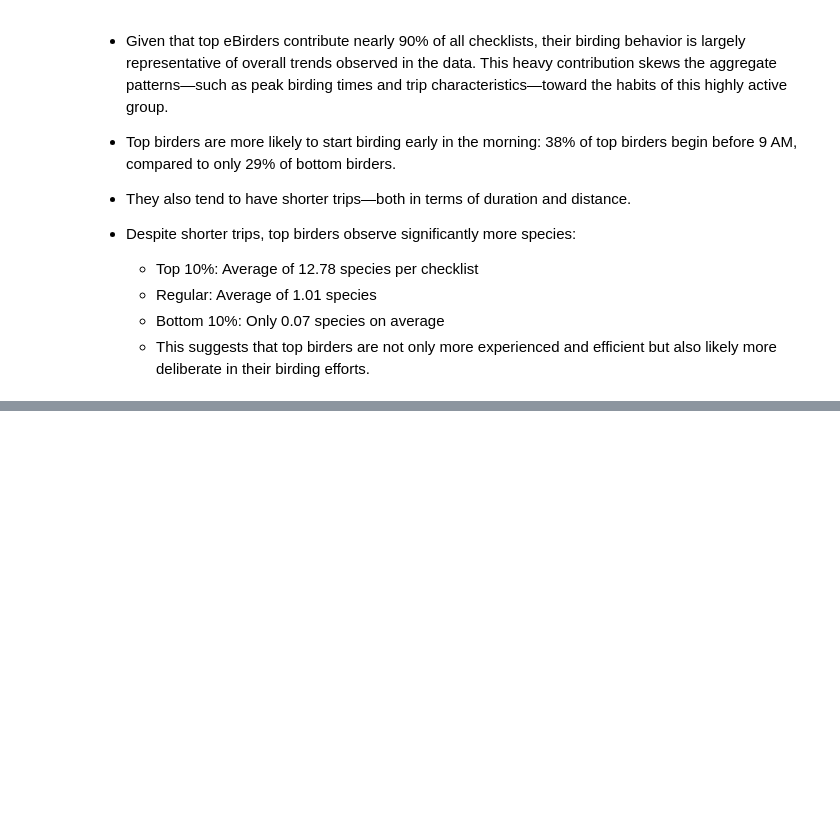
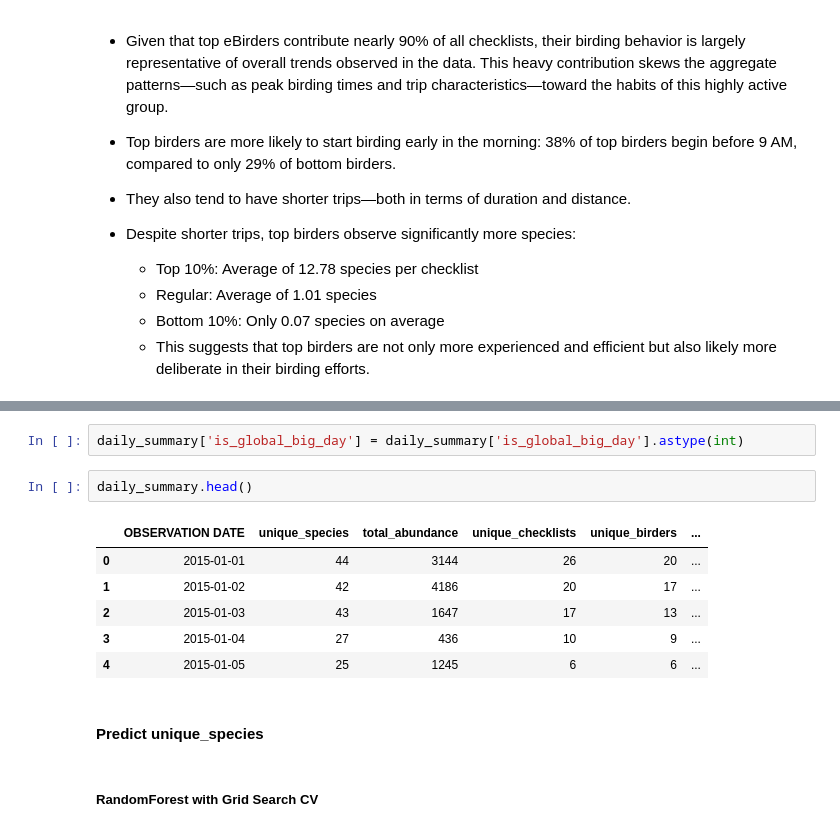
Before and after one commit to silviaaaaaa66/ebird, a Jupyter notebook: eBird_analysis_Dane_County_15-25.ipynb, the cells around one changed output, grey strips where cells are left out. Saved outputs shown, nothing was run; the diff lists cells and outputs as text; blank space fills up the shorter version.

```diff
--- a/eBird_EDA_Dane_County_15-25.ipynb
+++ b/eBird_analysis_Dane_County_15-25.ipynb
@@ -1119,0 +1229,15 @@ If we categorize eBirders based on the number of checklists submitted into top 1
+# %%
+daily_summary['is_global_big_day'] = daily_summary['is_global_big_day'].astype(int)
+# %%
+daily_summary.head()
+# %% [output]
+|  | OBSERVATION DATE | unique_species | total_abundance | unique_checklists | unique_birders | ... |
+| 0 | 2015-01-01 | 44 | 3144 | 26 | 20 | ... |
+| 1 | 2015-01-02 | 42 | 4186 | 20 | 17 | ... |
+| 2 | 2015-01-03 | 43 | 1647 | 17 | 13 | ... |
+| 3 | 2015-01-04 | 27 | 436 | 10 | 9 | ... |
+| 4 | 2015-01-05 | 25 | 1245 | 6 | 6 | ... |
+# %% [markdown]
+#### Predict unique_species
+# %% [markdown]
+##### RandomForest with Grid Search CV
```
Also changed, not shown: parts of 27 cells of this notebook.
